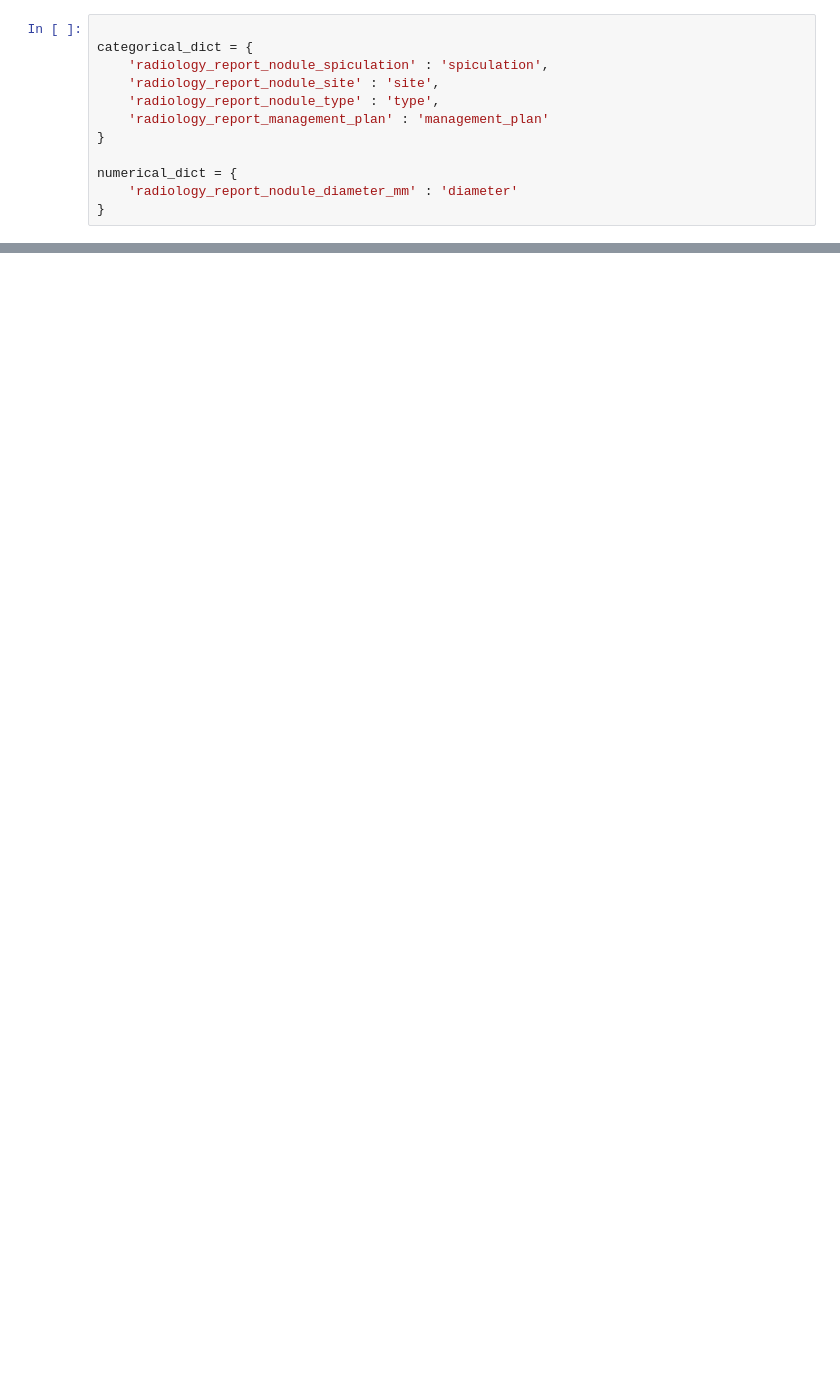
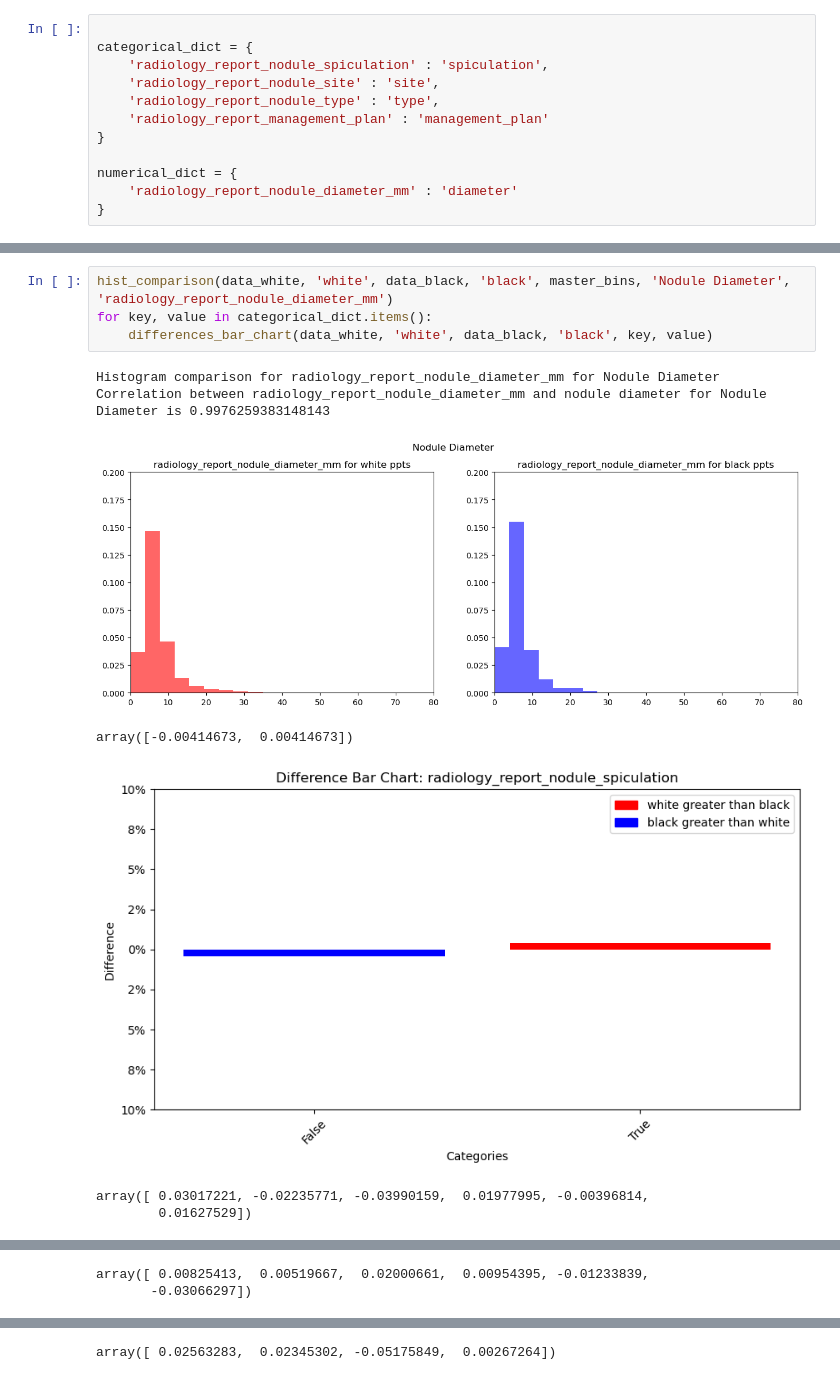
Before and after one commit to johnmccabe44/fairness-in-nodule-detection, a Jupyter notebook: notebooks/FairnessInNoduleDetectionAlgorithms/investigations.ipynb, the cells around one changed output, grey strips where cells are left out. Saved outputs shown, nothing was run; the diff lists cells and outputs as text; blank space fills up the shorter version.

```diff
--- a/notebooks/FairnessInNoduleDetectionAlgorithms/investigations.ipynb
+++ b/notebooks/FairnessInNoduleDetectionAlgorithms/investigations.ipynb
@@ -178,0 +205,12 @@ array([-0.00520616,  0.02504769, -0.02724902,  0.0074075 ])
+# %%
+hist_comparison(data_white, 'white', data_black, 'black', master_bins, 'Nodule Diameter', 'radiology_report_nodule_diameter_mm')
+for key, value in categorical_dict.items():
+    differences_bar_chart(data_white, 'white', data_black, 'black', key, value)
+# %% [output]
+Histogram comparison for radiology_report_nodule_diameter_mm for Nodule Diameter
+Correlation between radiology_report_nodule_diameter_mm and nodule diameter for Nodule Diameter is 0.9976259383148143
+[figure, added]
+array([-0.00414673,  0.00414673])
+[figure, added]
+array([ 0.03017221, -0.02235771, -0.03990159,  0.01977995, -0.00396814,
+        0.01627529])
@@ -178,0 +218,2 @@ array([-0.00520616,  0.02504769, -0.02724902,  0.0074075 ])
+array([ 0.00825413,  0.00519667,  0.02000661,  0.00954395, -0.01233839,
+       -0.03066297])
@@ -178,0 +221 @@ array([-0.00520616,  0.02504769, -0.02724902,  0.0074075 ])
+array([ 0.02563283,  0.02345302, -0.05175849,  0.00267264])
```
Also changed, not shown: parts of 8 cells of this notebook.
